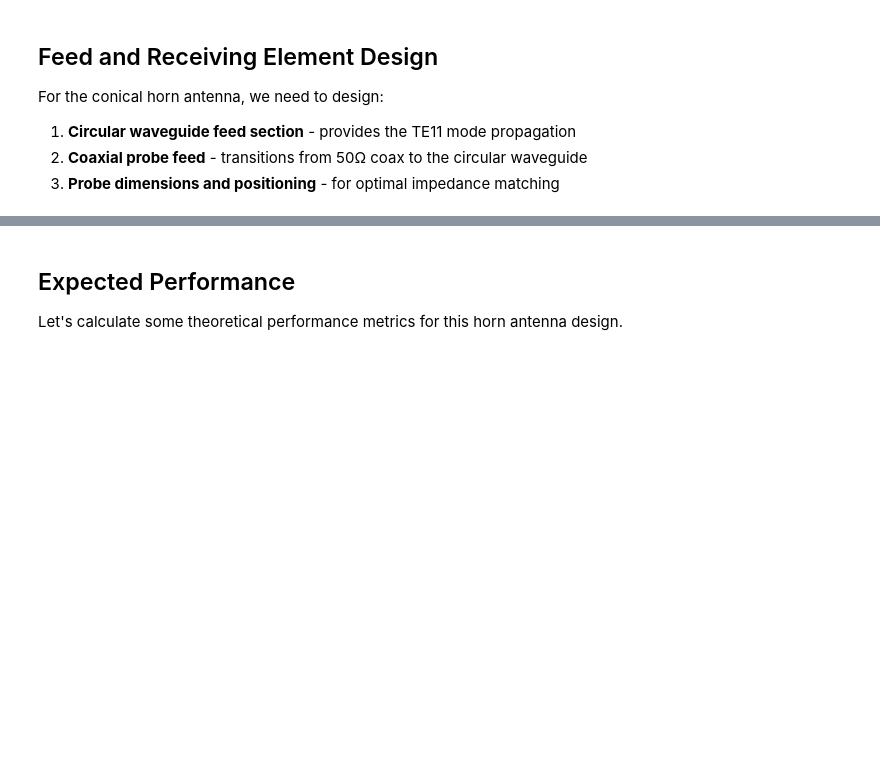
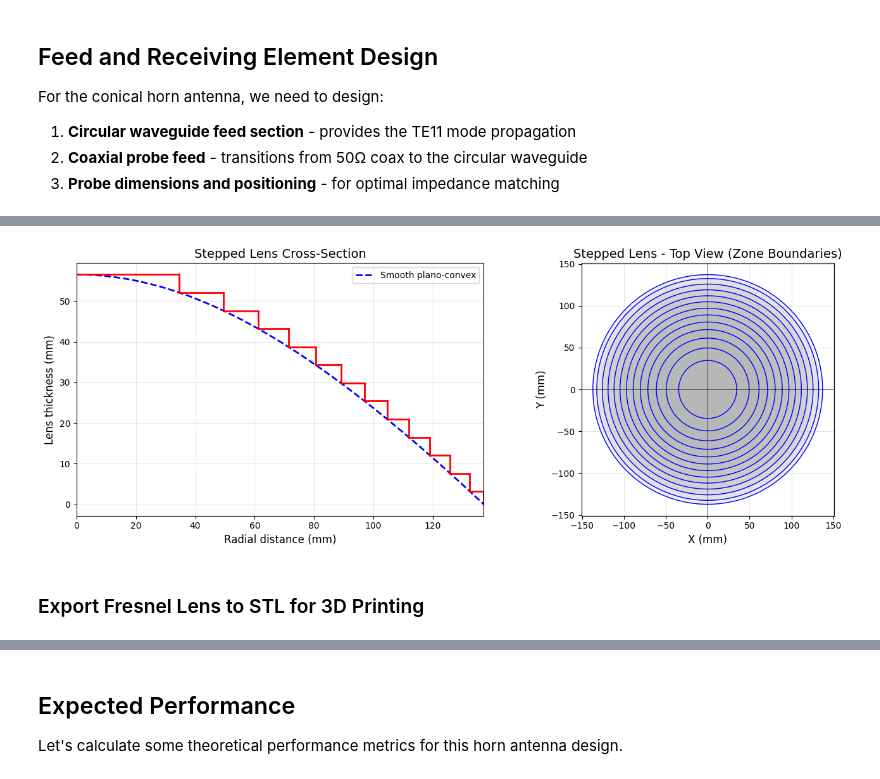
Before and after one commit to RainbowCache/hydrogen-line-horn-antenna, a Jupyter notebook: horn_antenna_design.ipynb, the cells around one changed output, grey strips where cells are left out. Saved outputs shown, nothing was run; the diff lists cells and outputs as text; code cells hidden in the pictures; blank space fills up the shorter version.

```diff
--- a/horn_antenna_design.ipynb
+++ b/horn_antenna_design.ipynb
@@ -738,0 +918,56 @@ plt.show()
+# %%
+# Visualize the stepped lens profile
+fig, (ax1, ax2) = plt.subplots(1, 2, figsize=(14, 5))
+
+# Left plot: Cross-section view
+ax1.plot(plano_convex_r_vals_mm, plano_convex_sag_vals_mm, 'b--', label='Smooth plano-convex', linewidth=2)
+
+# Plot stepped profile
+for i in range(len(zone_radii_mm) - 1):
+    r_inner = zone_radii_mm[i]
+    r_outer = zone_radii_mm[i + 1]
+    thickness = zone_thicknesses_mm[i]
+
+    # Draw flat zone
+    ax1.plot([r_inner, r_outer], [thickness, thickness], 'r-', linewidth=2)
+    # Draw vertical step
+    if i < len(zone_thicknesses_mm) - 1:
+        next_thickness = zone_thicknesses_mm[i + 1]
+        ax1.plot([r_outer, r_outer], [thickness, next_thickness], 'r-', linewidth=2)
+
+ax1.set_xlabel('Radial distance (mm)', fontsize=12)
+ax1.set_ylabel('Lens thickness (mm)', fontsize=12)
+ax1.set_title('Stepped Lens Cross-Section', fontsize=14)
+ax1.grid(True, alpha=0.3)
+ax1.legend()
+ax1.set_xlim(0, aperture_diameter_mm/2)
+
+# Right plot: Top view showing zones
+theta = np.linspace(0, 2*np.pi, 100)
+for i in range(len(zone_radii_mm)):
+    r = zone_radii_mm[i]
+    x = r * np.cos(theta)
+    y = r * np.sin(theta)
+    ax2.plot(x, y, 'b-', linewidth=1)
+    if i < len(zone_radii_mm) - 1:
+        # Fill zone
+        r_inner = zone_radii_mm[i]
+        r_outer = zone_radii_mm[i + 1]
+        color_intensity = 0.3 + 0.6 * (i / len(zone_radii_mm))
+        circle = plt.Circle((0, 0), r_outer, color=str(color_intensity), alpha=0.3)
+        ax2.add_patch(circle)
+
+ax2.set_xlabel('X (mm)', fontsize=12)
+ax2.set_ylabel('Y (mm)', fontsize=12)
+ax2.set_title('Stepped Lens - Top View (Zone Boundaries)', fontsize=14)
+ax2.set_aspect('equal')
+ax2.grid(True, alpha=0.3)
+ax2.axhline(y=0, color='k', linewidth=0.5)
+ax2.axvline(x=0, color='k', linewidth=0.5)
+
+plt.tight_layout()
+plt.show()
+# %% [output]
+[figure, added]
+# %% [markdown]
+### Export Fresnel Lens to STL for 3D Printing
```
Also changed, not shown: parts of 22 cells of this notebook.
